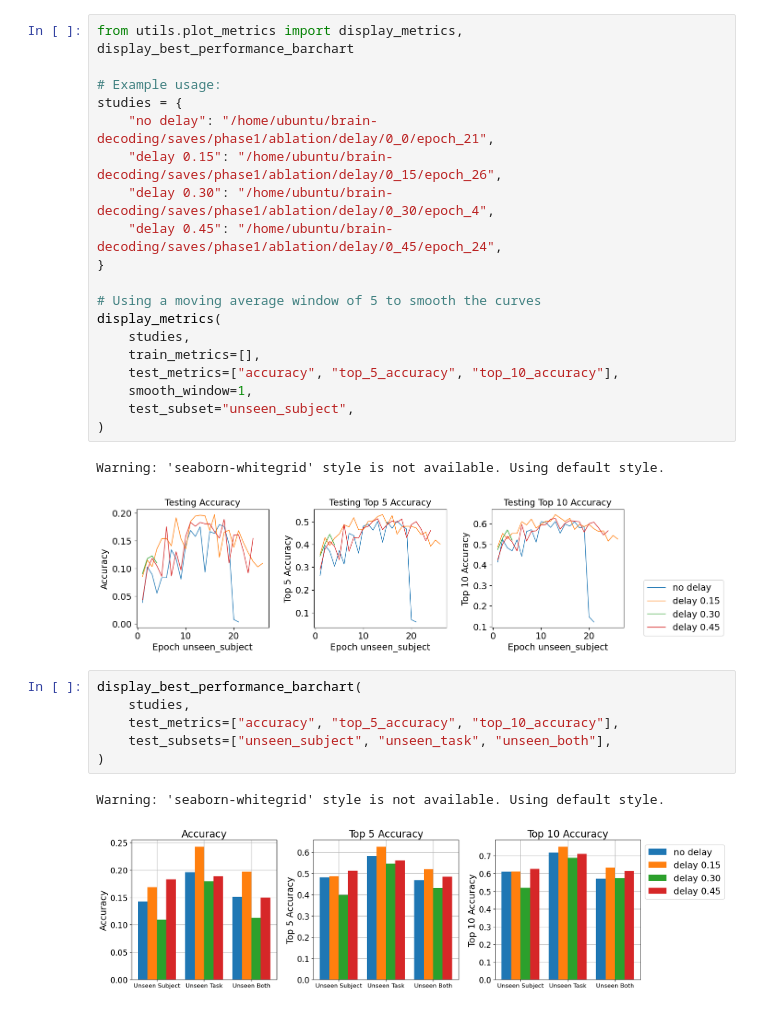
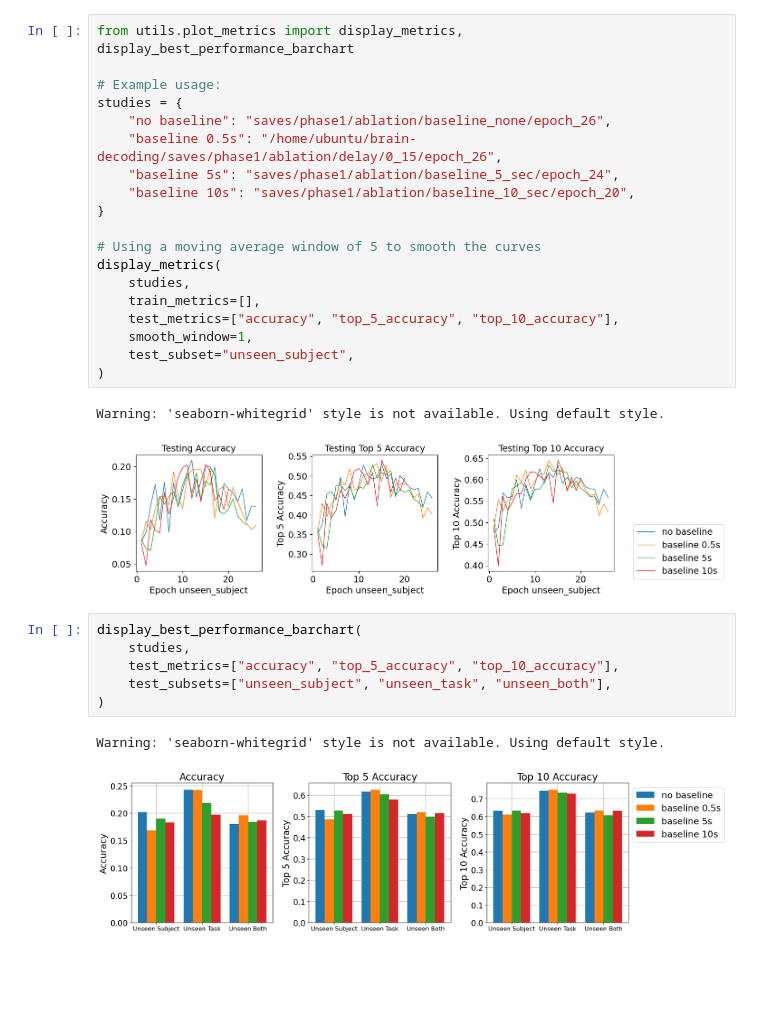
Before and after one commit to shsu04/brain-decoding, a Jupyter notebook: plot_metrics.ipynb, the cells around one changed output. Cells and saved outputs as stored; diff of their text form; blank space fills up the shorter version.

Commit message:
checkpoint baseline correction

```diff
--- a/plot_metrics.ipynb
+++ b/plot_metrics.ipynb
@@ -1,25 +1,25 @@
 # %%
 from utils.plot_metrics import display_metrics, display_best_performance_barchart
 
 # Example usage:
 studies = {
-    "no delay": "/home/ubuntu/brain-decoding/saves/phase1/ablation/delay/0_0/epoch_21",
-    "delay 0.15": "/home/ubuntu/brain-decoding/saves/phase1/ablation/delay/0_15/epoch_26",
-    "delay 0.30": "/home/ubuntu/brain-decoding/saves/phase1/ablation/delay/0_30/epoch_4",
-    "delay 0.45": "/home/ubuntu/brain-decoding/saves/phase1/ablation/delay/0_45/epoch_24",
+    "no baseline": "saves/phase1/ablation/baseline_none/epoch_26",
+    "baseline 0.5s": "/home/ubuntu/brain-decoding/saves/phase1/ablation/delay/0_15/epoch_26",
+    "baseline 5s": "saves/phase1/ablation/baseline_5_sec/epoch_24",
+    "baseline 10s": "saves/phase1/ablation/baseline_10_sec/epoch_20",
 }
 
 # Using a moving average window of 5 to smooth the curves
 display_metrics(
     studies,
     train_metrics=[],
     test_metrics=["accuracy", "top_5_accuracy", "top_10_accuracy"],
     smooth_window=1,
     test_subset="unseen_subject",
 )
 # %% [output]
 Warning: 'seaborn-whitegrid' style is not available. Using default style.
-[figure, old version]
+[figure, new version]
 # %%
 display_best_performance_barchart(
     studies,
@@ -28,4 +28,4 @@ display_best_performance_barchart(
 )
 # %% [output]
 Warning: 'seaborn-whitegrid' style is not available. Using default style.
-[figure, old version]
+[figure, new version]
```
Also changed, not shown: 2 other files.
